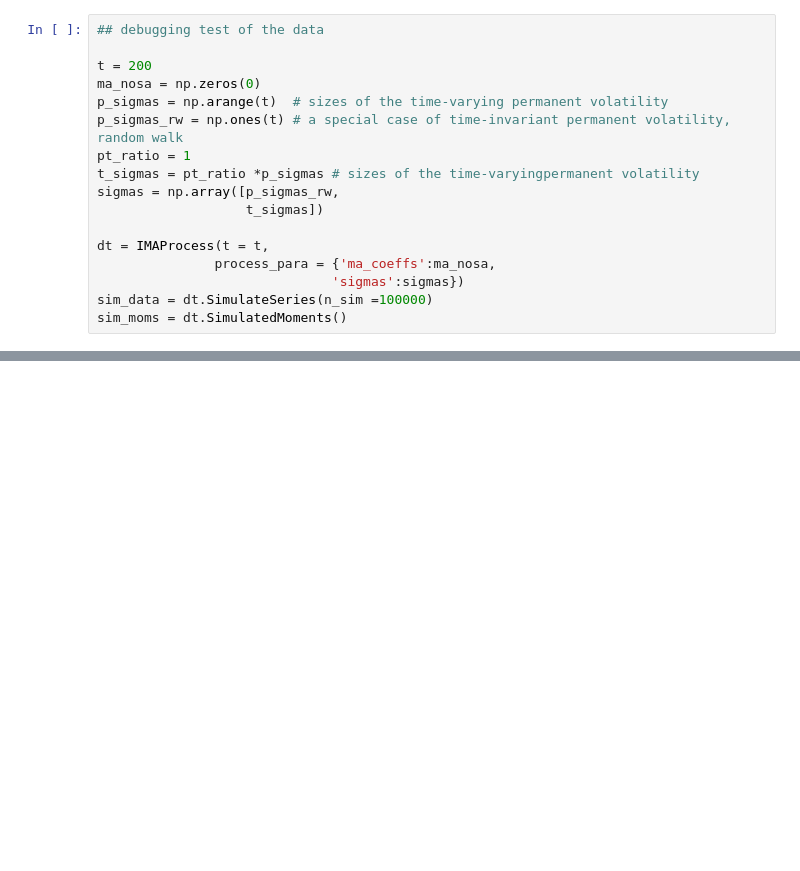
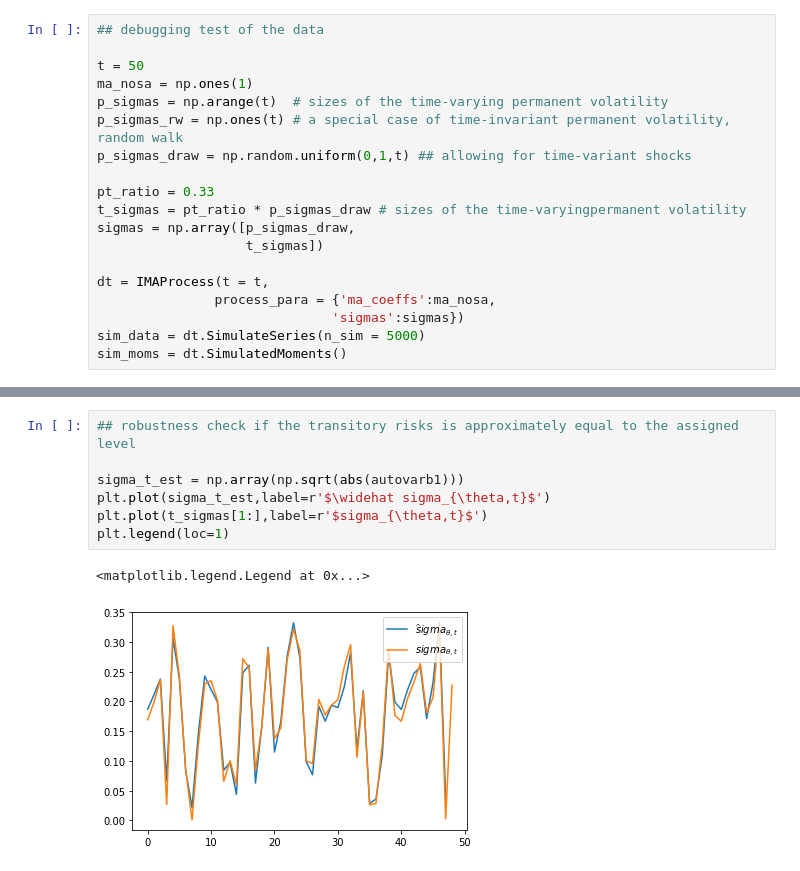
Before and after one commit to iworld1991/IncExpProject, a Jupyter notebook: WorkingFolder/PythonCode/IncomeRisksEst.ipynb, the cells around one changed output, grey strips where cells are left out. Cells and saved outputs as stored; diff of their text form; blank space fills up the shorter version.

Commit message:
The ad-hoc version of the estimation codes, only based on a special case of non-serial correlated transitory shocks.

```diff
--- a/WorkingFolder/PythonCode/IncomeRisksEst.ipynb
+++ b/WorkingFolder/PythonCode/IncomeRisksEst.ipynb
@@ -71,17 +161,19 @@ class IMAProcess:
 # %%
 ## debugging test of the data
 
-t = 200
-ma_nosa = np.zeros(0)
+t = 50
+ma_nosa = np.ones(1)
 p_sigmas = np.arange(t)  # sizes of the time-varying permanent volatility
 p_sigmas_rw = np.ones(t) # a special case of time-invariant permanent volatility, random walk
-pt_ratio = 1
-t_sigmas = pt_ratio *p_sigmas # sizes of the time-varyingpermanent volatility
-sigmas = np.array([p_sigmas_rw,
+p_sigmas_draw = np.random.uniform(0,1,t) ## allowing for time-variant shocks
+
+pt_ratio = 0.33
+t_sigmas = pt_ratio * p_sigmas_draw # sizes of the time-varyingpermanent volatility
+sigmas = np.array([p_sigmas_draw,
                    t_sigmas])
 
 dt = IMAProcess(t = t,
                process_para = {'ma_coeffs':ma_nosa,
                               'sigmas':sigmas})
-sim_data = dt.SimulateSeries(n_sim =100000)
+sim_data = dt.SimulateSeries(n_sim = 5000)
 sim_moms = dt.SimulatedMoments()
@@ -112,0 +226,10 @@ plt.plot(autovarf1)
+# %%
+## robustness check if the transitory risks is approximately equal to the assigned level
+
+sigma_t_est = np.array(np.sqrt(abs(autovarb1)))
+plt.plot(sigma_t_est,label=r'$\widehat sigma_{\theta,t}$')
+plt.plot(t_sigmas[1:],label=r'$sigma_{\theta,t}$')
+plt.legend(loc=1)
+# %% [output]
+<matplotlib.legend.Legend at 0x...>
+[figure, added]
```
Also changed, not shown: parts of 8 cells of this notebook, 1 other file.
